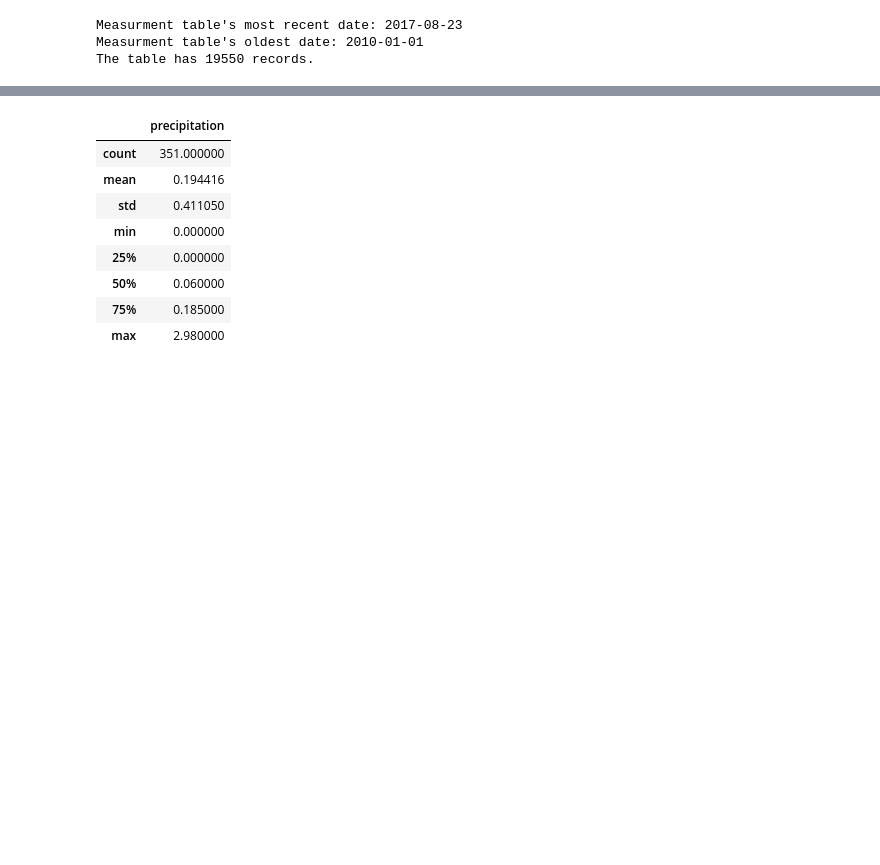
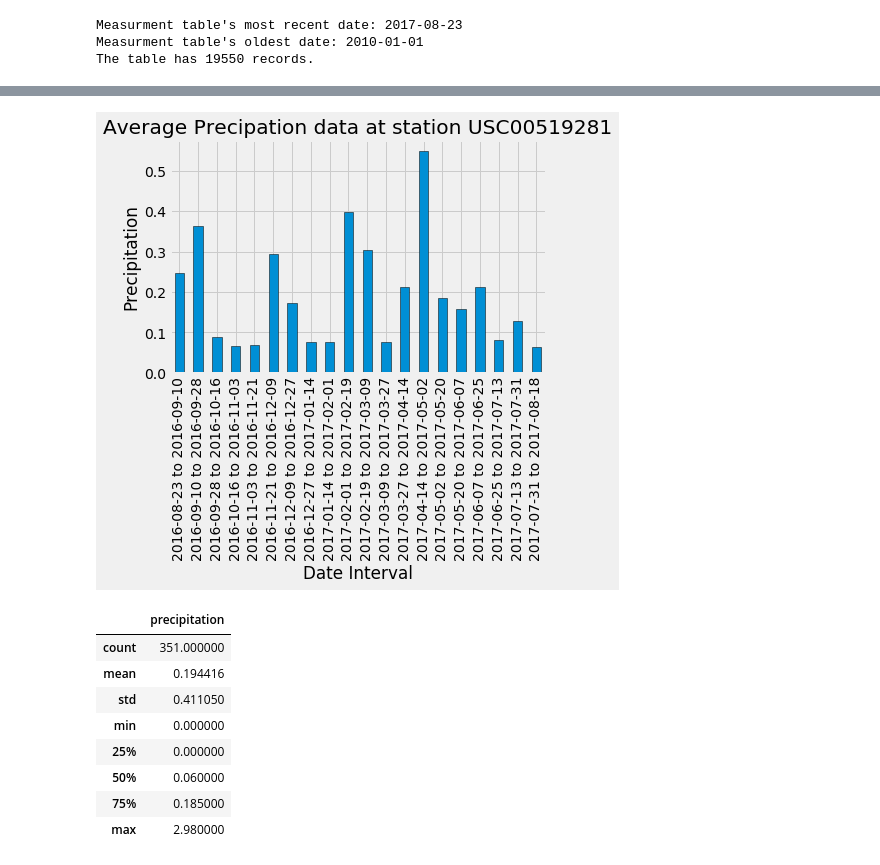
Before and after one commit to JeremyBrent/SQLAlchemy, a Jupyter notebook: climateanalysis.ipynb, the cells around one changed output, grey strips where cells are left out. Cells and saved outputs as stored; diff of their text form; code cells hidden in the pictures; blank space fills up the shorter version.

```diff
--- a/climateanalysis.ipynb
+++ b/climateanalysis.ipynb
@@ -101,3 +102,25 @@ plt.show()
+# %%
+bins = pd.cut(x,20)
+
+dfbins = pd.DataFrame({"date":x,"Precipitation":y,"bins":bins})
+
+dfbins["left"] = [ x.left.strftime('%Y-%m-%d') for x in dfbins["bins"]]
+
+
+dfbins["right"] = [ x.right.strftime('%Y-%m-%d') for x in dfbins["bins"]]
+dfbins["right"]
+
+dfbins['interval'] = dfbins['left'] + " to "  + dfbins['right']
+
+dfbins2 = dfbins.groupby('interval').mean()
+dfbins2.plot(kind='bar',legend=False,edgecolor='black')
+plt.title(f"Average Precipation data at station {prcp_at_station}")
+plt.ylabel("Precipitation")
+plt.xlabel("Date Interval")
+plt.grid(which='minor',axis='x')
+plt.show()
+# %% [output]
+[figure, added]
 # %%
 # Use Pandas to calcualte the summary statistics for the precipitation data
 df.describe()
```
Also changed, not shown: parts of 2 cells of this notebook.
